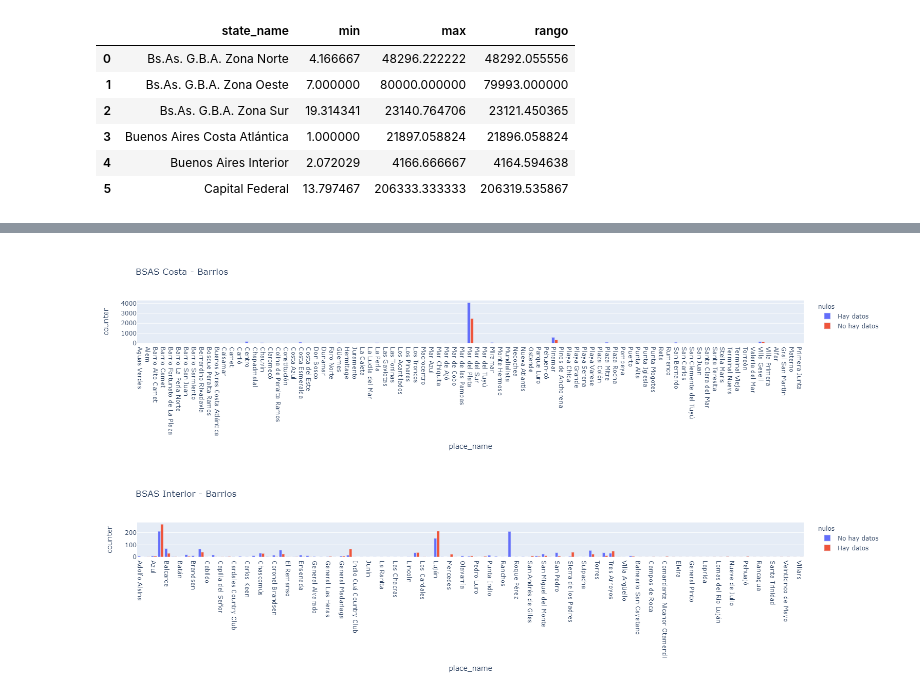
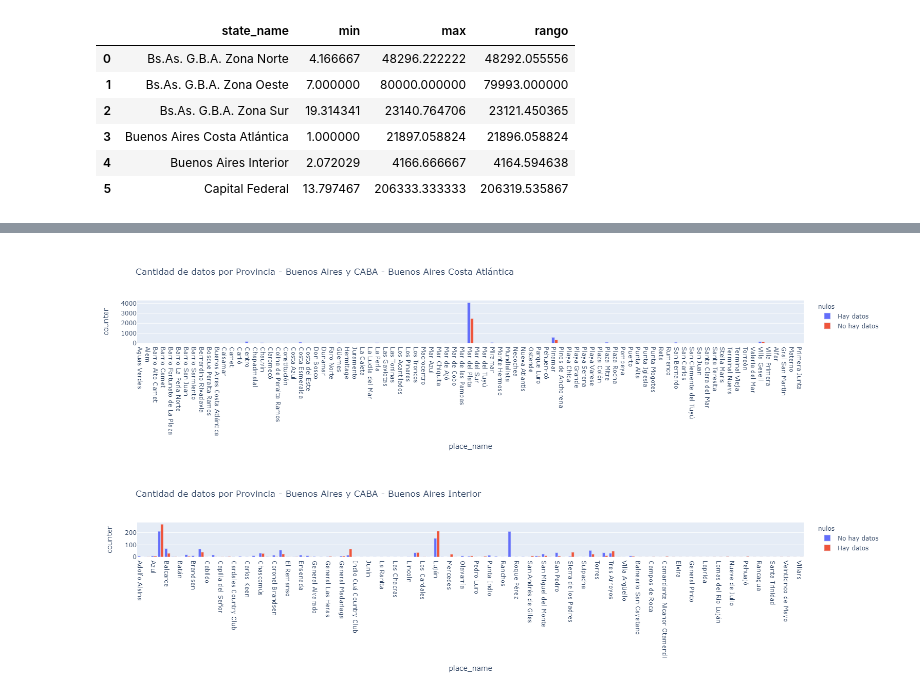
Before and after one commit to giustipatricio/grupo4-1120_ed_13, a Jupyter notebook: Nuevo_notebook.ipynb, the cells around one changed output, grey strips where cells are left out. Cells and saved outputs as stored; diff of their text form; code cells hidden in the pictures.

```diff
--- a/Nuevo_notebook.ipynb
+++ b/Nuevo_notebook.ipynb
@@ -357,14 +475,14 @@ fig.show()
 # %%
 bsas_costa_barrios_grupo = bsas_costa.groupby(by=['state_name','place_name','nulos'],as_index=False)['counter'].sum()
 bsas_costa_barrios_grupo['nulos'] = bsas_costa_barrios_grupo['nulos'].astype(str)
 bsas_costa_barrios_grupo['nulos'] = bsas_costa_barrios_grupo.nulos.str.replace('False','Hay datos')
 bsas_costa_barrios_grupo['nulos'] = bsas_costa_barrios_grupo.nulos.str.replace('True','No hay datos')
 fig = px.bar(bsas_costa_barrios_grupo, x="place_name", y="counter",
              color='nulos', barmode='group',
-             height=400, title=" BSAS Costa - Barrios")
+             height=400, title="Cantidad de datos por Provincia - Buenos Aires y CABA - Buenos Aires Costa Atlántica")
 fig.show()
 # %% [output]
-[figure, old version]
+[figure, new version]
 # %%
 bsas_interior_barrios_grupo = bsas_interior.groupby(by=['state_name','place_name','nulos'],as_index=False)['counter'].sum()
 bsas_interior_barrios_grupo['nulos'] = bsas_interior_barrios_grupo['nulos'].astype(str)
@@ -372,7 +490,7 @@ bsas_interior_barrios_grupo['nulos'] = bsas_interior_barrios_grupo.nulos.str.rep
 bsas_interior_barrios_grupo['nulos'] = bsas_interior_barrios_grupo.nulos.str.replace('True','No hay datos')
 fig = px.bar(bsas_interior_barrios_grupo, x="place_name", y="counter",
              color='nulos', barmode='group',
-             height=400, title=" BSAS Interior - Barrios")
+             height=400, title="Cantidad de datos por Provincia - Buenos Aires y CABA - Buenos Aires Interior")
 fig.show()
 # %% [output]
-[figure, old version]
+[figure, new version]
```
Also changed, not shown: parts of 68 cells of this notebook.
